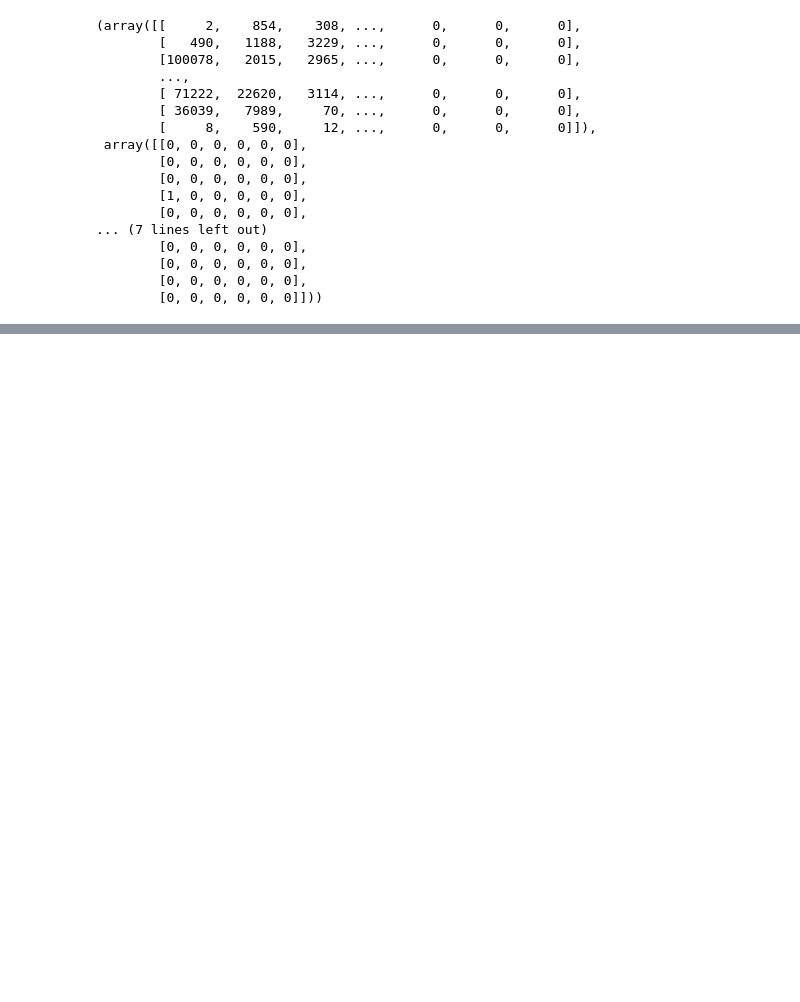
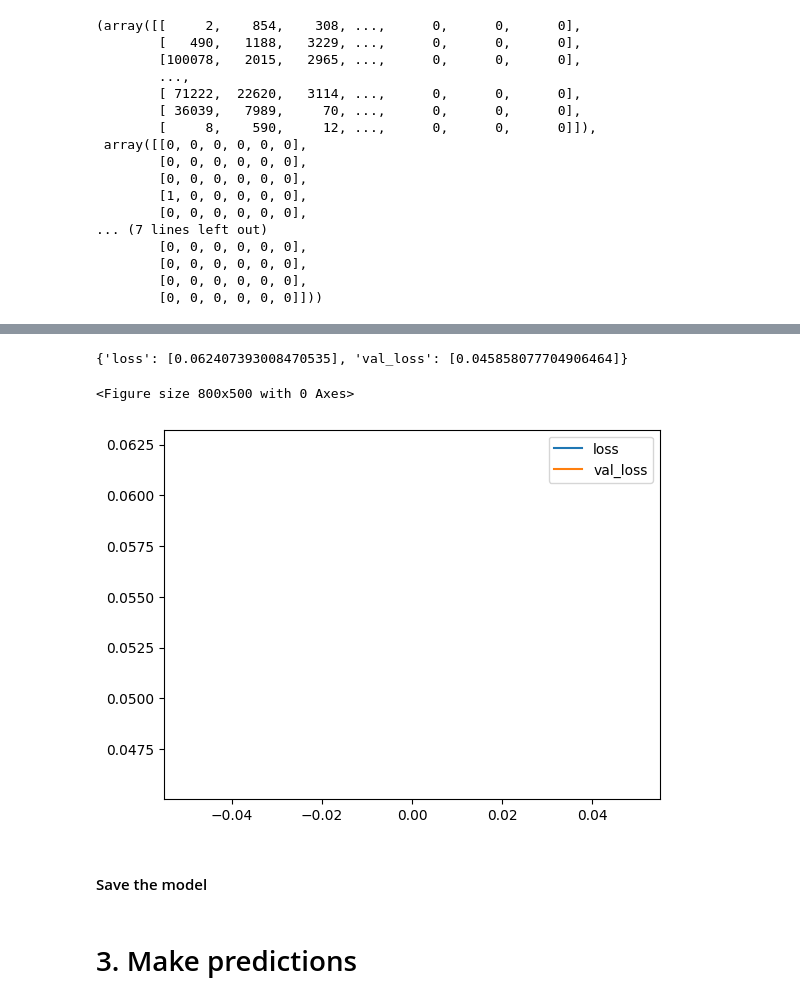
Before and after one commit to t-monaco/toxicity_detection-AI, a Jupyter notebook: toxicityDetection.ipynb, the cells around one changed output, grey strips where cells are left out. Saved outputs shown, nothing was run; the diff lists cells and outputs as text; code cells hidden in the pictures; blank space fills up the shorter version.

Commit message:
data process & built model

```diff
--- a/toxicityDetection.ipynb
+++ b/toxicityDetection.ipynb
@@ -134,0 +140,14 @@ train.as_numpy_iterator().next()
+# %%
+model = Sequential()
+# Create Embedding Layer
+model.add(Embedding(MAX_FEATURES+1, 32))
+# Bidirectional LSTM layer
+model.add(Bidirectional(LSTM(32, activation='tanh')))
+# Feature extractor layers
+model.add(Dense(128, activation='relu'))
+model.add(Dense(256, activation='relu'))
+model.add(Dense(128, activation='relu'))
+#Final layer
+model.add(Dense(6, activation='sigmoid'))
+# %%
+model.compile(loss='BinaryCrossentropy', optimizer='Adam')
@@ -134,0 +174,2 @@ train.as_numpy_iterator().next()
+# %%
+hist = model.fit(train, epochs=1, validation_data=val)
@@ -134,0 +178,4 @@ train.as_numpy_iterator().next()
+# %%
+hist.history
+# %% [output]
+{'loss': [0.062407393008470535], 'val_loss': [0.045858077704906464]}
@@ -134,0 +184,10 @@ train.as_numpy_iterator().next()
+# %%
+# it would be nice to train with 5 to 10 epoch to have a better plot
+plt.figure(figsize=(8, 5))
+pd.DataFrame(hist.history).plot()
+plt.show()
+# %% [output]
+<Figure size 800x500 with 0 Axes>
+[figure, added]
+# %% [markdown]
+#### Save the model
@@ -134,0 +196,2 @@ train.as_numpy_iterator().next()
+# %% [markdown]
+# 3. Make predictions
```
Also changed, not shown: parts of 8 cells of this notebook, 1 other file.
